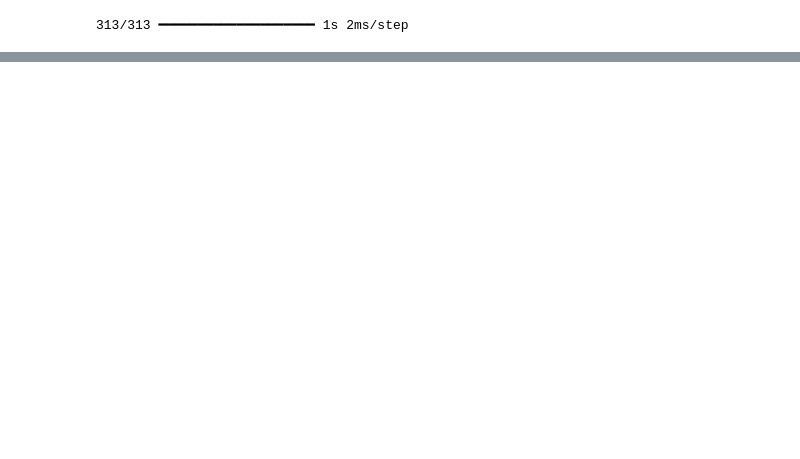
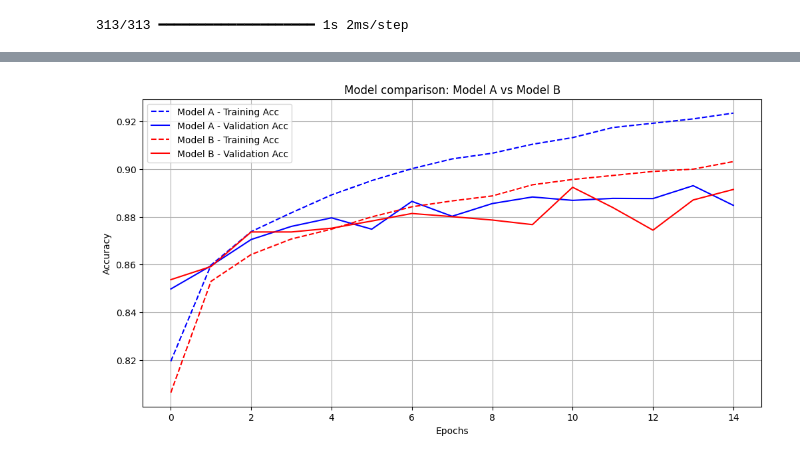
Before and after one commit to AdrianGabryla/Fashion-MNIST, a Jupyter notebook: Fashion_MNIST.ipynb, the cells around one changed output, grey strips where cells are left out. Drawn from its saved outputs; the diff is of its cells as text; code cells hidden in the pictures; blank space fills up the shorter version.

```diff
--- a/Fashion_MNIST.ipynb
+++ b/Fashion_MNIST.ipynb
@@ -54,3 +72,3 @@ model.compile(optimizer='adam',
 # %%
-model.fit(train_images, train_labels, epochs=10)
+history = model.fit(train_images, train_labels, epochs=15, validation_split=0.2)
 # %% [output]
@@ -107,0 +122,15 @@ plt.show()
+# %%
+model_b = keras.Sequential([
+    keras.layers.Flatten(input_shape=(28, 28)),
+    keras.layers.Dense(512, activation='relu'),
+    keras.layers.Dropout(0.2),
+    keras.layers.Dense(256, activation='relu'),
+    keras.layers.Dropout(0.2),
+    keras.layers.Dense(10, activation='softmax')
+])
+
+model_b.compile(optimizer='adam',
+                loss='sparse_categorical_crossentropy',
+                metrics=['accuracy'])
+# %%
+history_b = model_b.fit(train_images, train_labels, epochs=15, validation_split=0.2)
@@ -107,0 +161,16 @@ plt.show()
+# %%
+plt.figure(figsize=(12, 6))
+
+plt.plot(history.history['accuracy'], label='Model A - Training Acc', color='blue', linestyle='--')
+plt.plot(history.history['val_accuracy'], label='Model A - Validation Acc', color='blue')
+plt.plot(history_b.history['accuracy'], label='Model B - Training Acc', color='red', linestyle='--')
+plt.plot(history_b.history['val_accuracy'], label='Model B - Validation Acc', color='red')
+
+plt.title('Model comparison: Model A vs Model B')
+plt.xlabel('Epochs')
+plt.ylabel('Accuracy')
+plt.legend()
+plt.grid(True)
+plt.show()
+# %% [output]
+[figure, added]
```
Also changed, not shown: parts of 11 cells of this notebook.
